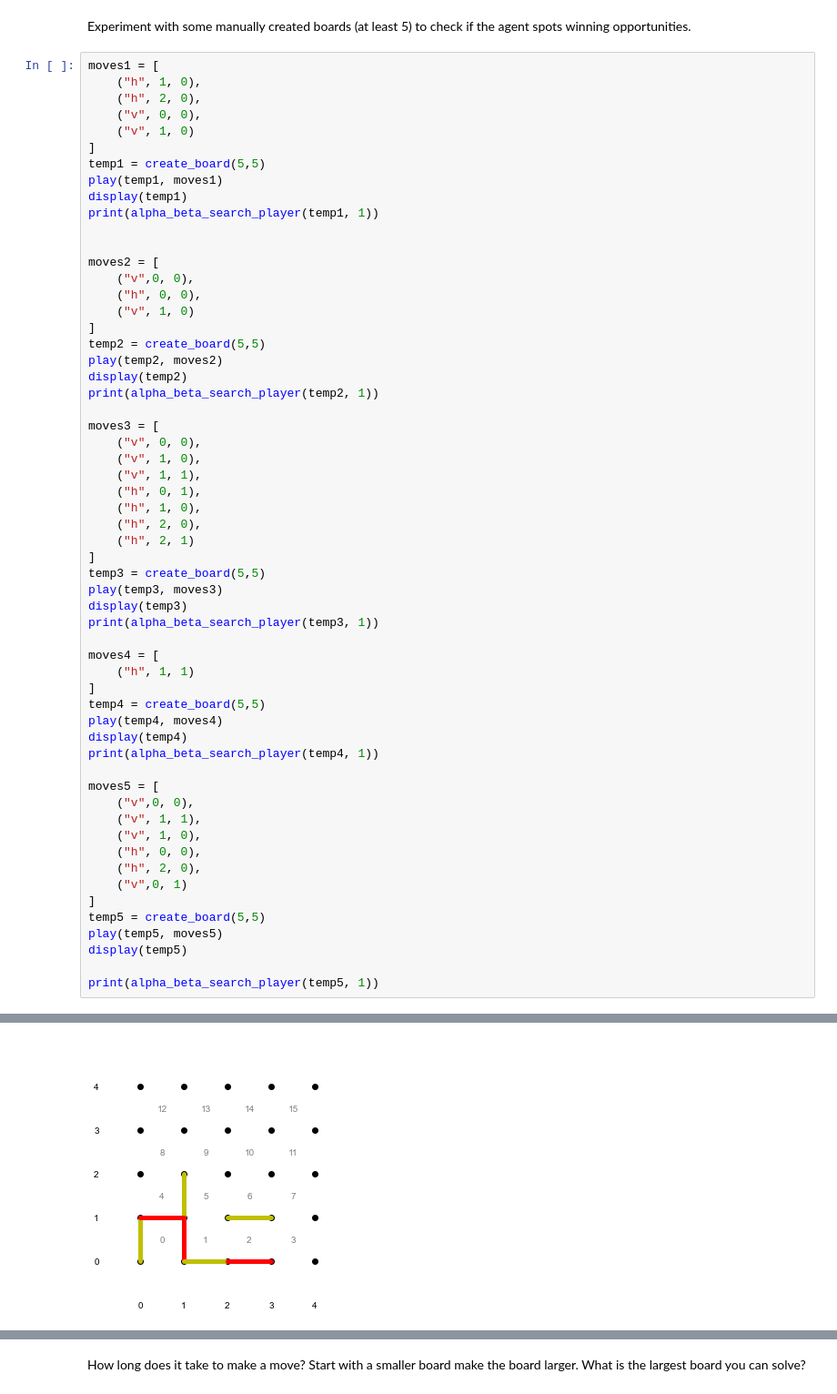
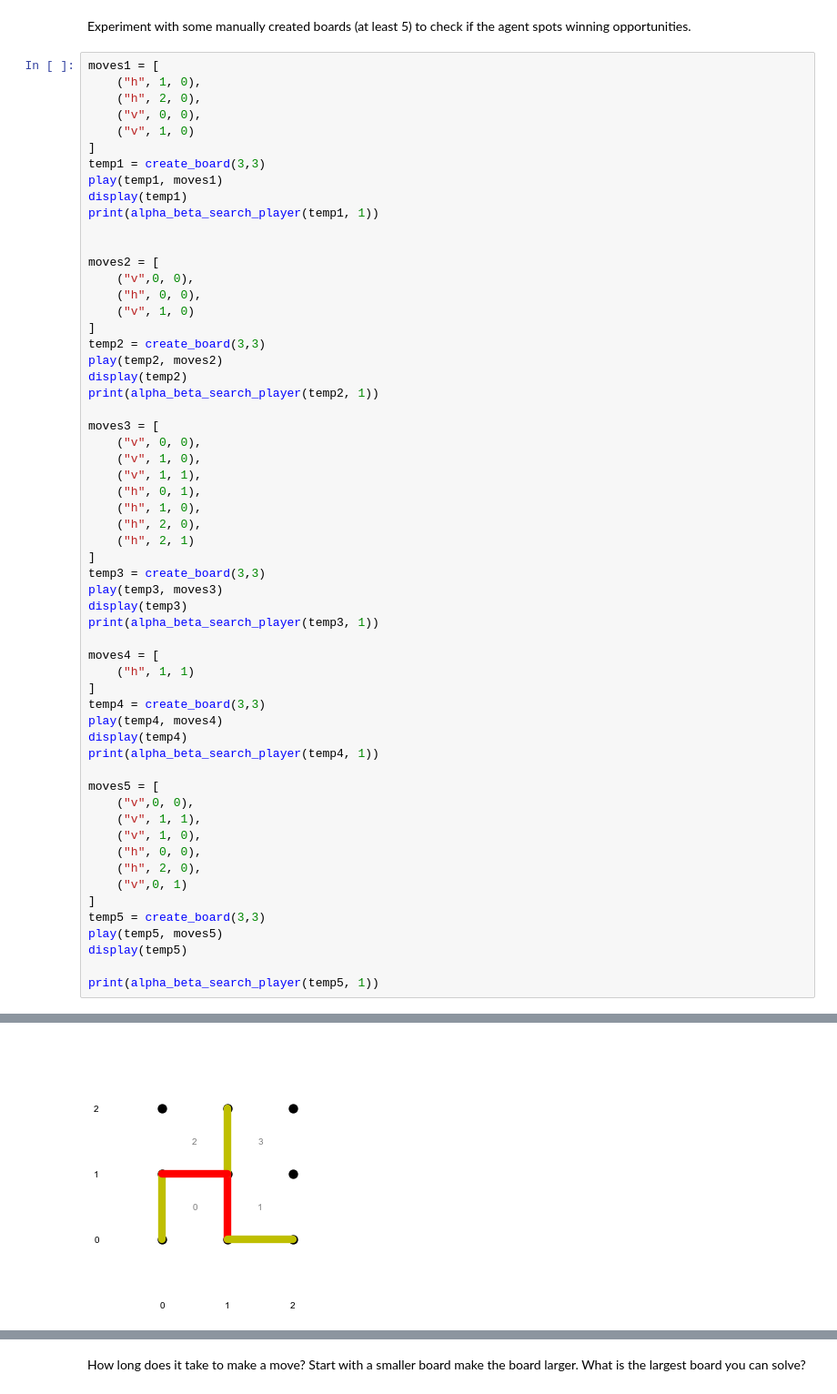
Before and after one commit to njding/CS7320-AI, a Jupyter notebook: Games/assignment_dots_and_boxes.ipynb, the cells around one changed output, grey strips where cells are left out. Shown at 91% size. Saved outputs shown, nothing was run; the diff lists cells and outputs as text.

```diff
--- a/Games/assignment_dots_and_boxes.ipynb
+++ b/Games/assignment_dots_and_boxes.ipynb
@@ -857,7 +857,7 @@ moves1 = [
     ("v", 0, 0),
     ("v", 1, 0)
 ]
-temp1 = create_board(5,5)
+temp1 = create_board(3,3)
 play(temp1, moves1)
 display(temp1)
 print(alpha_beta_search_player(temp1, 1))
@@ -868,7 +868,7 @@ moves2 = [
     ("h", 0, 0),
     ("v", 1, 0)
 ]
-temp2 = create_board(5,5)
+temp2 = create_board(3,3)
 play(temp2, moves2)
 display(temp2)
 print(alpha_beta_search_player(temp2, 1))
@@ -882,7 +882,7 @@ moves3 = [
     ("h", 2, 0),
     ("h", 2, 1)
 ]
-temp3 = create_board(5,5)
+temp3 = create_board(3,3)
 play(temp3, moves3)
 display(temp3)
 print(alpha_beta_search_player(temp3, 1))
@@ -890,7 +890,7 @@ print(alpha_beta_search_player(temp3, 1))
 moves4 = [
     ("h", 1, 1)
 ]
-temp4 = create_board(5,5)
+temp4 = create_board(3,3)
 play(temp4, moves4)
 display(temp4)
 print(alpha_beta_search_player(temp4, 1))
@@ -903,7 +903,7 @@ moves5 = [
     ("h", 2, 0),
     ("v",0, 1)
 ]
-temp5 = create_board(5,5)
+temp5 = create_board(3,3)
 play(temp5, moves5)
 display(temp5)
 
@@ -917,2 +917,2 @@ Number of nodes searched: 704
 {'move': ('h', 0, 1), 'value': 1}
-[figure, old version]
+[figure, new version]
```
Also changed, not shown: parts of 11 cells of this notebook.
